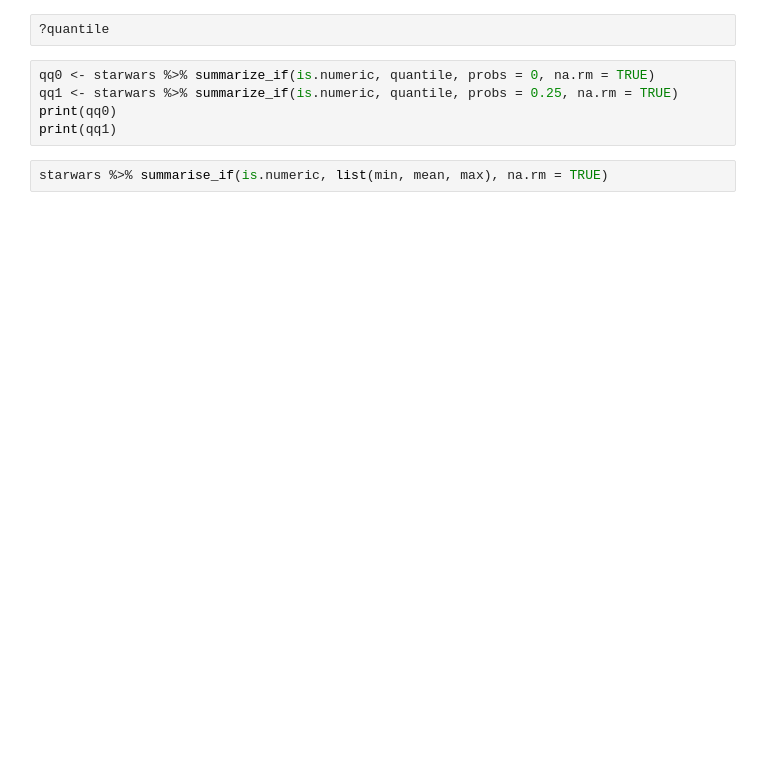
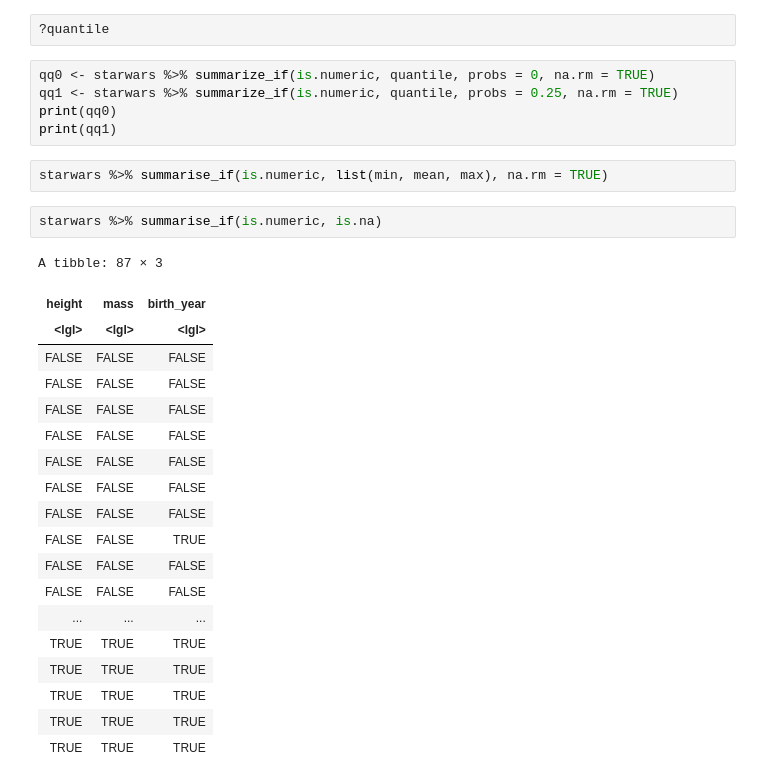
Before and after one commit to rcrzarg/Docencia, a Jupyter notebook: DATCOM/INT_PROG/Tidyverse.ipynb, the cells around one changed output. Drawn from its saved outputs; the diff is of its cells as text; blank space fills up the shorter version.

```diff
--- a/DATCOM/INT_PROG/Tidyverse.ipynb
+++ b/DATCOM/INT_PROG/Tidyverse.ipynb
@@ -406,5 +526,27 @@ print(qq0)
 print(qq1)
 # %%
 starwars %>% summarise_if(is.numeric, list(min, mean, max), na.rm = TRUE)
+# %%
+starwars %>% summarise_if(is.numeric, is.na)
+# %% [output]
+A tibble: 87 × 3
+| height | mass | birth_year |
+| <lgl> | <lgl> | <lgl> |
+| FALSE | FALSE | FALSE |
+| FALSE | FALSE | FALSE |
+| FALSE | FALSE | FALSE |
+| FALSE | FALSE | FALSE |
+| FALSE | FALSE | FALSE |
+| FALSE | FALSE | FALSE |
+| FALSE | FALSE | FALSE |
+| FALSE | FALSE | TRUE |
+| FALSE | FALSE | FALSE |
+| FALSE | FALSE | FALSE |
+| ... | ... | ... |
+| TRUE | TRUE | TRUE |
+| TRUE | TRUE | TRUE |
+| TRUE | TRUE | TRUE |
+| TRUE | TRUE | TRUE |
+| TRUE | TRUE | TRUE |
 # %%
 starwars %>% summarise_if(is.numeric, is.na) %>% summarise_all(sum)
```
Also changed, not shown: parts of 17 cells of this notebook, 25 other files.
